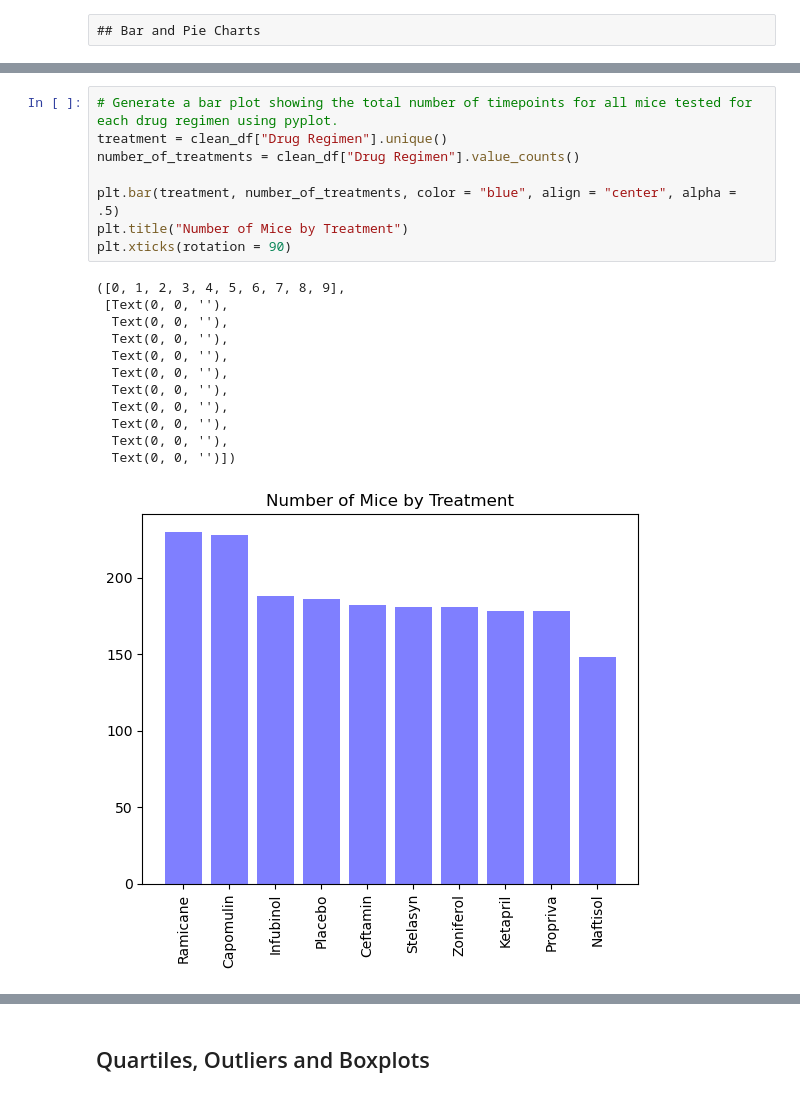
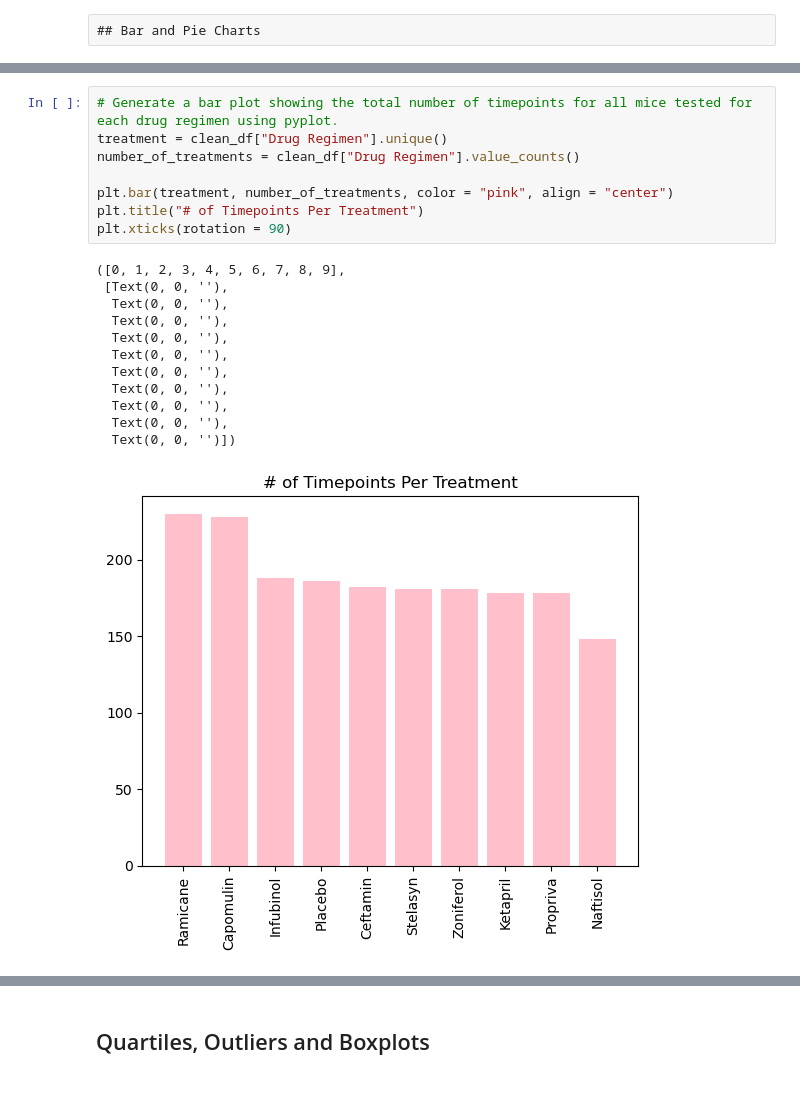
Before and after one commit to kristenfarabaugh/Matplotlib-Challenge, a Jupyter notebook: module_5_starter_code/Pymaceuticals/pymaceuticals_starter.ipynb, the cells around one changed output, grey strips where cells are left out. Saved outputs shown, nothing was run; the diff lists cells and outputs as text.

```diff
--- a/module_5_starter_code/Pymaceuticals/pymaceuticals_starter.ipynb
+++ b/module_5_starter_code/Pymaceuticals/pymaceuticals_starter.ipynb
@@ -147,24 +149,24 @@ Text(0, 0.5, 'Number of Mice')
 # %%
 # Generate a bar plot showing the total number of timepoints for all mice tested for each drug regimen using pyplot.
 treatment = clean_df["Drug Regimen"].unique()
 number_of_treatments = clean_df["Drug Regimen"].value_counts()
 
-plt.bar(treatment, number_of_treatments, color = "blue", align = "center", alpha = .5)
-plt.title("Number of Mice by Treatment")
+plt.bar(treatment, number_of_treatments, color = "pink", align = "center")
+plt.title("# of Timepoints Per Treatment")
 plt.xticks(rotation = 90)
 # %% [output]
 ([0, 1, 2, 3, 4, 5, 6, 7, 8, 9],
  [Text(0, 0, ''),
   Text(0, 0, ''),
   Text(0, 0, ''),
   Text(0, 0, ''),
   Text(0, 0, ''),
   Text(0, 0, ''),
   Text(0, 0, ''),
   Text(0, 0, ''),
   Text(0, 0, ''),
   Text(0, 0, '')])
-[figure, old version]
+[figure, new version]
 # %%
 # Generate a pie plot showing the distribution of female versus male mice using Pandas
 gender_df = pd.DataFrame(clean_df["Sex"].value_counts())
```
Also changed, not shown: parts of 12 cells of this notebook, 1 other file.
